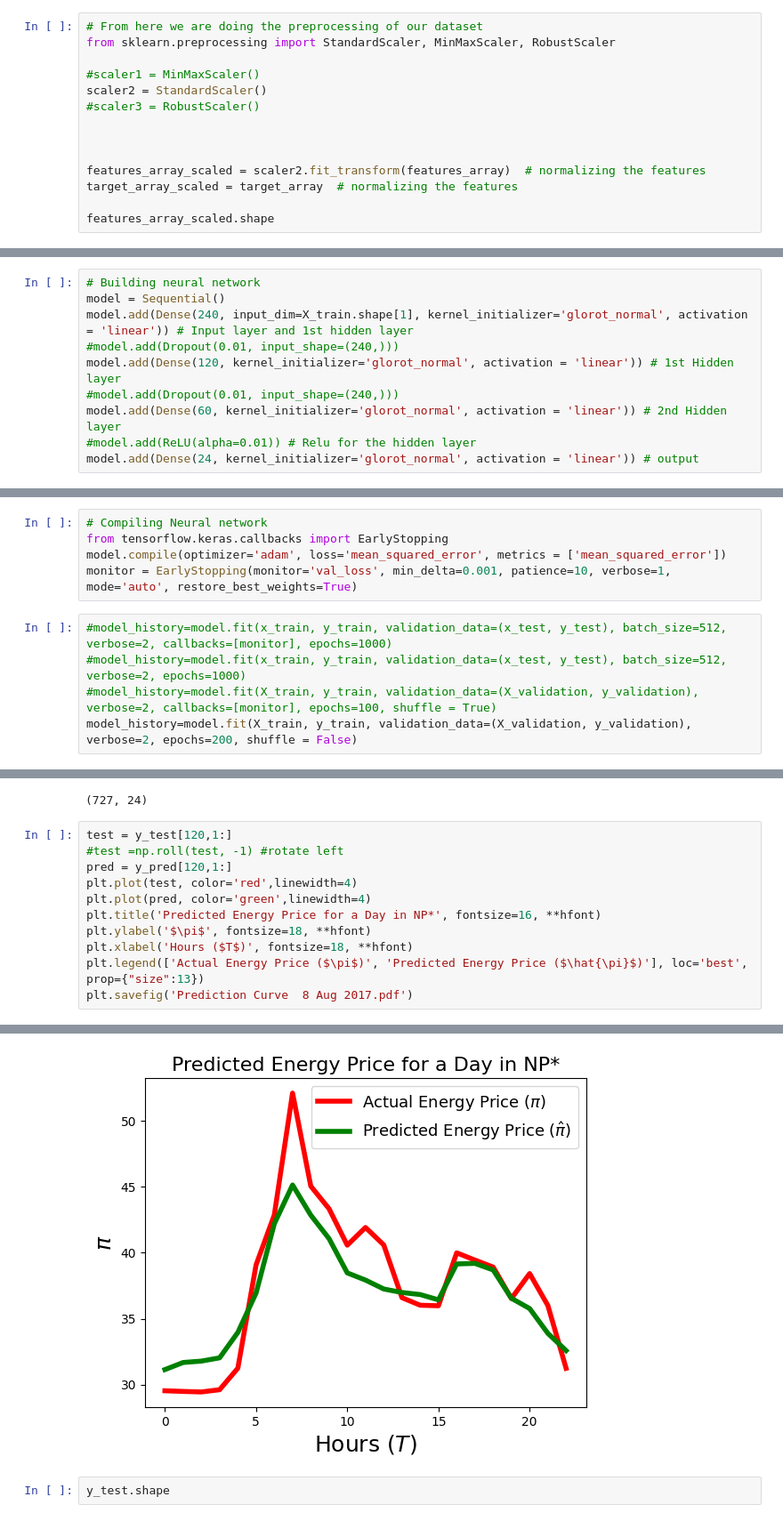
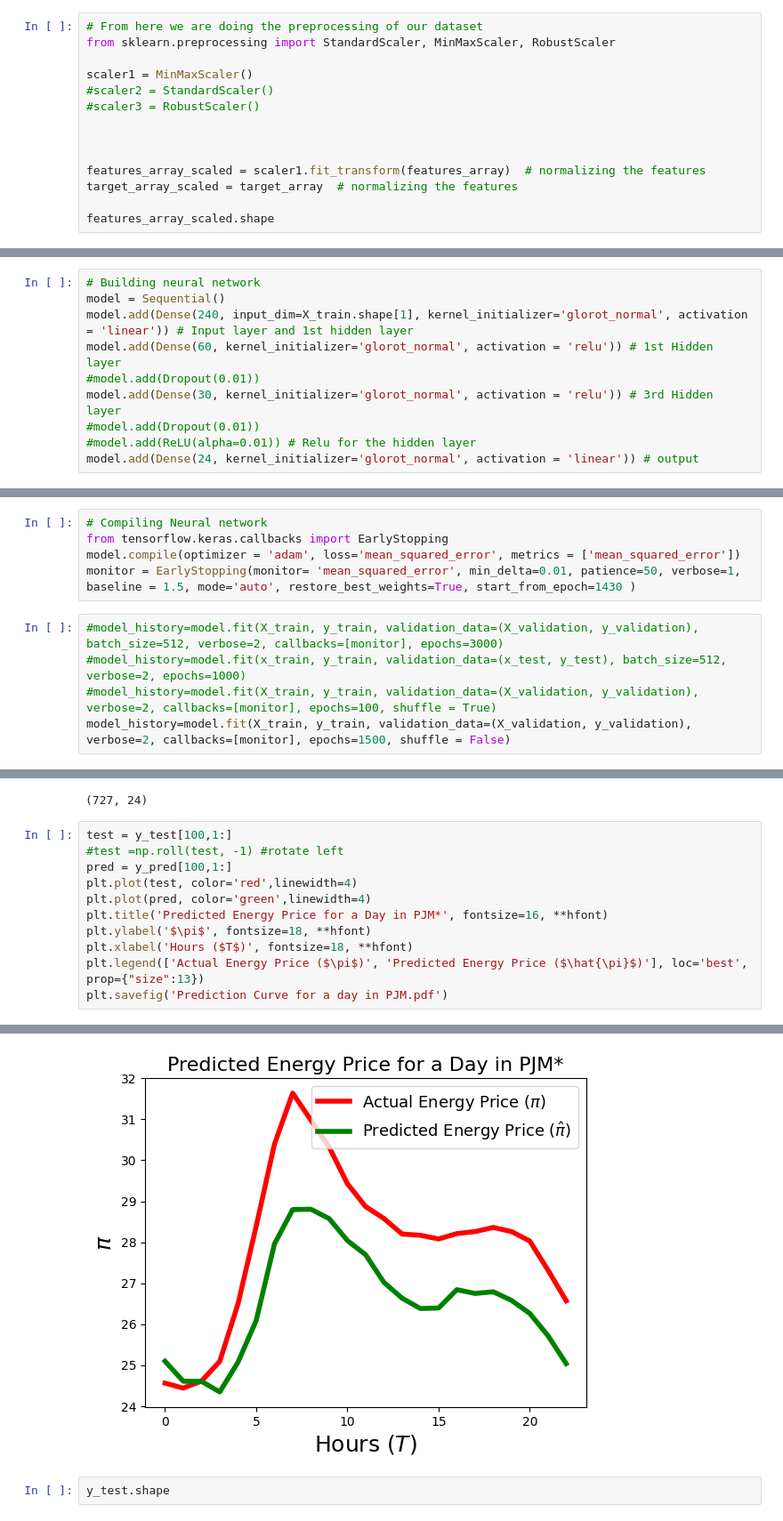
Before and after one commit to pooja-joshi-bits/EPFforAll, a Jupyter notebook: NordPool.ipynb, the cells around one changed output, grey strips where cells are left out. Shown at 89% size. Drawn from its saved outputs; the diff is of its cells as text.

```diff
--- a/NordPool.ipynb
+++ b/NordPool.ipynb
@@ -242,13 +258,13 @@ target_array.shape
 # From here we are doing the preprocessing of our dataset
 from sklearn.preprocessing import StandardScaler, MinMaxScaler, RobustScaler
 
-#scaler1 = MinMaxScaler()
-scaler2 = StandardScaler()
+scaler1 = MinMaxScaler()
+#scaler2 = StandardScaler()
 #scaler3 = RobustScaler()
 
 
 
-features_array_scaled = scaler2.fit_transform(features_array)  # normalizing the features
+features_array_scaled = scaler1.fit_transform(features_array)  # normalizing the features
 target_array_scaled = target_array  # normalizing the features
 
 features_array_scaled.shape
@@ -300,9 +316,9 @@ y_test.shape
 # Building neural network
 model = Sequential()
 model.add(Dense(240, input_dim=X_train.shape[1], kernel_initializer='glorot_normal', activation = 'linear')) # Input layer and 1st hidden layer
-#model.add(Dropout(0.01, input_shape=(240,)))
-model.add(Dense(120, kernel_initializer='glorot_normal', activation = 'linear')) # 1st Hidden layer
-#model.add(Dropout(0.01, input_shape=(240,)))
-model.add(Dense(60, kernel_initializer='glorot_normal', activation = 'linear')) # 2nd Hidden layer
+model.add(Dense(60, kernel_initializer='glorot_normal', activation = 'relu')) # 1st Hidden layer
+#model.add(Dropout(0.01))
+model.add(Dense(30, kernel_initializer='glorot_normal', activation = 'relu')) # 3rd Hidden layer
+#model.add(Dropout(0.01))
 #model.add(ReLU(alpha=0.01)) # Relu for the hidden layer
 model.add(Dense(24, kernel_initializer='glorot_normal', activation = 'linear')) # output
@@ -309,11 +333,11 @@ model.add(Dense(24, kernel_initializer='glorot_normal', activation = 'linear'))
 # %%
 # Compiling Neural network
 from tensorflow.keras.callbacks import EarlyStopping
-model.compile(optimizer='adam', loss='mean_squared_error', metrics = ['mean_squared_error'])
-monitor = EarlyStopping(monitor='val_loss', min_delta=0.001, patience=10, verbose=1, mode='auto', restore_best_weights=True)
+model.compile(optimizer = 'adam', loss='mean_squared_error', metrics = ['mean_squared_error'])
+monitor = EarlyStopping(monitor= 'mean_squared_error', min_delta=0.01, patience=50, verbose=1, baseline = 1.5, mode='auto', restore_best_weights=True, start_from_epoch=1430 )
 # %%
-#model_history=model.fit(x_train, y_train, validation_data=(x_test, y_test), batch_size=512, verbose=2, callbacks=[monitor], epochs=1000)
+#model_history=model.fit(X_train, y_train, validation_data=(X_validation, y_validation), batch_size=512, verbose=2, callbacks=[monitor], epochs=3000)
 #model_history=model.fit(x_train, y_train, validation_data=(x_test, y_test), batch_size=512, verbose=2, epochs=1000)
 #model_history=model.fit(X_train, y_train, validation_data=(X_validation, y_validation), verbose=2, callbacks=[monitor], epochs=100, shuffle = True)
-model_history=model.fit(X_train, y_train, validation_data=(X_validation, y_validation), verbose=2, epochs=200, shuffle = False)
+model_history=model.fit(X_train, y_train, validation_data=(X_validation, y_validation), verbose=2, callbacks=[monitor], epochs=1500, shuffle = False)
 # %% [output]
@@ -465,30 +488,30 @@ y_test.shape
 # %% [output]
 (727, 24)
 # %%
-test = y_test[120,1:]
+test = y_test[100,1:]
 #test =np.roll(test, -1) #rotate left
-pred = y_pred[120,1:]
+pred = y_pred[100,1:]
 plt.plot(test, color='red',linewidth=4)
 plt.plot(pred, color='green',linewidth=4)
-plt.title('Predicted Energy Price for a Day in NP*', fontsize=16, **hfont)
+plt.title('Predicted Energy Price for a Day in PJM*', fontsize=16, **hfont)
 plt.ylabel('$\pi$', fontsize=18, **hfont)
 plt.xlabel('Hours ($T$)', fontsize=18, **hfont)
 plt.legend(['Actual Energy Price ($\pi$)', 'Predicted Energy Price ($\hat{\pi}$)'], loc='best', prop={"size":13})
-plt.savefig('Prediction Curve  8 Aug 2017.pdf')
+plt.savefig('Prediction Curve for a day in PJM.pdf')
 # %% [output]
 WARNING:matplotlib.font_manager:findfont: Font family 'Arial' not found.
 WARNING:matplotlib.font_manager:findfont: Font family 'Arial' not found.
 WARNING:matplotlib.font_manager:findfont: Font family 'Arial' not found.
 WARNING:matplotlib.font_manager:findfont: Font family 'Arial' not found.
 WARNING:matplotlib.font_manager:findfont: Font family 'Arial' not found.
 WARNING:matplotlib.font_manager:findfont: Font family 'Arial' not found.
 WARNING:matplotlib.font_manager:findfont: Font family 'Arial' not found.
 WARNING:matplotlib.font_manager:findfont: Font family 'Arial' not found.
 WARNING:matplotlib.font_manager:findfont: Font family 'Arial' not found.
 WARNING:matplotlib.font_manager:findfont: Font family 'Arial' not found.
 WARNING:matplotlib.font_manager:findfont: Font family 'Arial' not found.
 WARNING:matplotlib.font_manager:findfont: Font family 'Arial' not found.
-[figure, old version]
+[figure, new version]
 # %%
 y_test.shape
 # %% [output]
```
Also changed, not shown: parts of 15 cells of this notebook.
